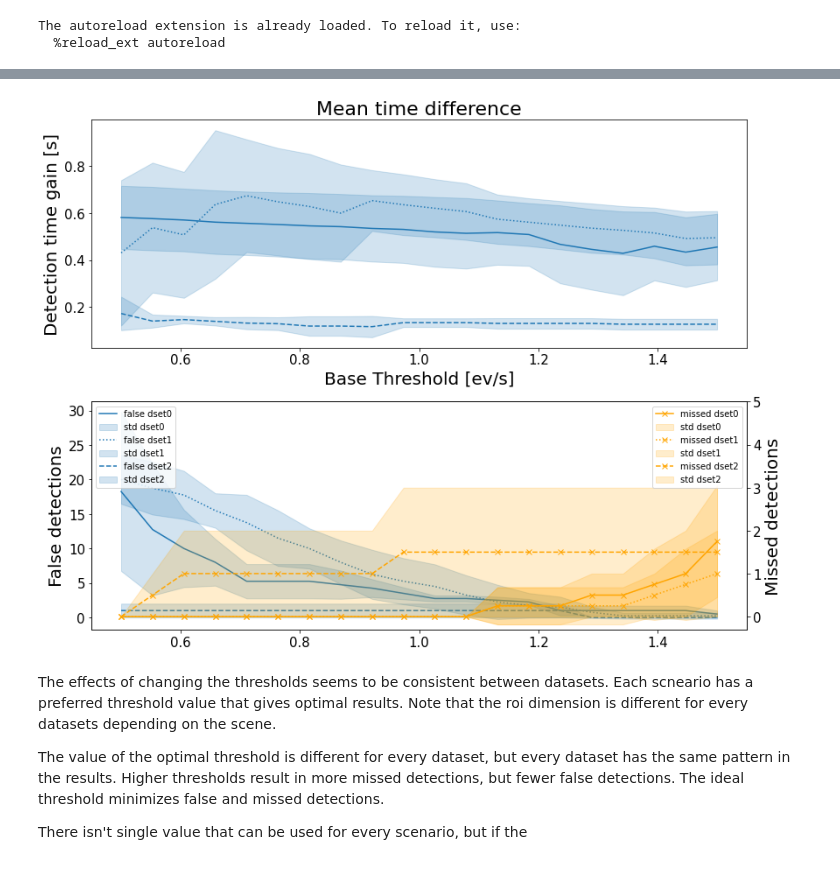
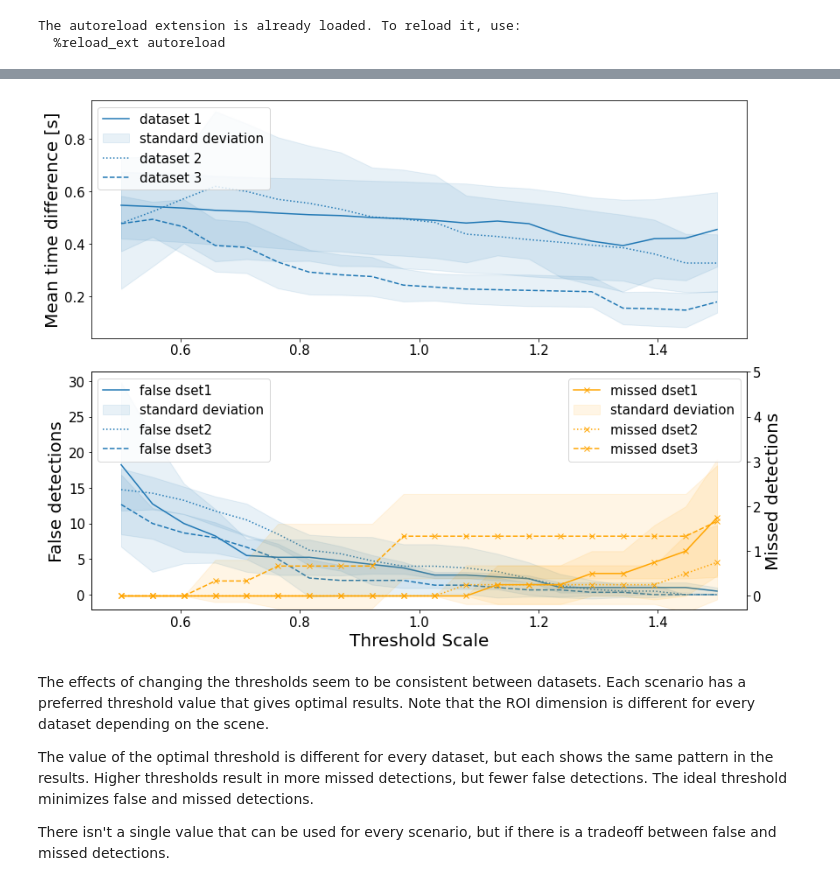
Before and after one commit to event-driven-robotics/EDPR-APRIL, a Jupyter notebook: fault_button/eventrate_test/combined_plots.ipynb, the cells around one changed output, grey strips where cells are left out. Cells and saved outputs as stored; diff of their text form; code cells hidden in the pictures.

Commit message:
fixes to use all datasets

```diff
--- a/fault_button/eventrate_test/combined_plots.ipynb
+++ b/fault_button/eventrate_test/combined_plots.ipynb
@@ -9,6 +9,7 @@ import src.utils as utils
 
 plt.rc('xtick',labelsize=15)
 plt.rc('ytick',labelsize=15)
+
 data_list1 = [
     os.path.join("/home/schiavazza/data/hpe/fault_button/osai/fault_button", "s1_v1"),
     os.path.join("/home/schiavazza/data/hpe/fault_button/osai/fault_button", "s1_v2"),
@@ -22,7 +23,7 @@ data_list2 = [
     os.path.join("/home/schiavazza/data/hpe/fault_button/april_exp/binary/long", "button4")
 ]
 data_list3 = [
-    # f"/home/schiavazza/data/hpe/fault_button/APRIL/exp01/data",
+    f"/home/schiavazza/data/hpe/fault_button/APRIL/exp01/data",
     f"/home/schiavazza/data/hpe/fault_button/APRIL/exp02/data",
     f"/home/schiavazza/data/hpe/fault_button/APRIL/exp03/data",
 ]
@@ -91,5 +102,5 @@ Examining info.log: /home/schiavazza/data/hpe/fault_button/osai/fault_button/s2_
 # %%
-scale = 3.0
+scale = 1.0
 dataset_tres = 0.01
 n = 20
 tmpPlotter = utils.Plotter(data_list2[0])
@@ -148,8 +169,8 @@ Examining info.log: /home/schiavazza/data/hpe/fault_button/april_exp/binary/long
 # %%
-scale = 0.5
+scale = 1.0
 dataset_tres = 0.01
 n = 20
-tmpPlotter = utils.Plotter(data_list3[0])
+tmpPlotter = utils.Plotter(data_list3[-1])
 base_thresh = tmpPlotter.find_threshold(scale)
 base_thresh_ls = base_thresh * thresh_multipliers
 
@@ -211,51 +242,59 @@ u_misseds = [u_missed1, u_missed2, u_missed3]
 std_misseds = [std_missed1, std_missed2, std_missed3]
 style = ["solid", "dotted", "dashed"]
 
 for i in range(3):
     u_diff = u_diffs[i]
     std_diff = std_diffs[i]
     u_false = u_falses[i]
     std_false = std_falses[i]
     u_missed = u_misseds[i]
     std_missed = std_misseds[i]
 
-    axs[0].plot(thresh_multipliers, u_diff, color='#1f77b4', linestyle=style[i])
-    axs[0].fill_between(thresh_multipliers, u_diff-std_diff, u_diff+std_diff, alpha=0.2, color='#1f77b4')
+    axs[0].plot(thresh_multipliers, u_diff, color='#1f77b4', linestyle=style[i], label=f"dataset {i+1}")
+    axs[0].fill_between(thresh_multipliers, u_diff-std_diff, u_diff+std_diff, alpha=0.1, color='#1f77b4', label="standard deviation")
+    handles, labels = axs[0].get_legend_handles_labels()
+    by_label = dict(zip(labels, handles))
+    axs[0].legend(by_label.values(), by_label.keys(), fontsize=15, loc="upper left")
     # axs[0].set_xticks(thresh_multipliers)
 
-    axs[0].set_xlabel("Base Threshold [ev/s]", fontsize=20)
-    axs[0].set_ylabel("Detection time gain [s]", fontsize=20)
-    axs[0].set_title("Mean time difference", fontsize=22);
+    axs[1].set_xlabel("Threshold Scale", fontsize=20)
+    axs[0].set_ylabel("Mean time difference [s]", fontsize=20)
 
-    axs[1].plot(thresh_multipliers, u_false, label=f"false dset{i}", linestyle=style[i], color="#1f77b4")
-    axs[1].fill_between(thresh_multipliers, u_false-std_false, u_false+std_false, alpha=0.2, label=f"std dset{i}", color='#1f77b4')
+    axs[1].plot(thresh_multipliers, u_false, label=f"false dset{i+1}", linestyle=style[i], color="#1f77b4")
+    axs[1].fill_between(thresh_multipliers, u_false-std_false, u_false+std_false, alpha=0.1, label=f"standard deviation", color='#1f77b4')
     axs[1].set_ylabel("False detections", fontsize=20)
 
 
-    axs2.plot(thresh_multipliers, u_missed,marker="x", label=f"missed dset{i}", linestyle=style[i], color="orange")
-    axs2.fill_between(thresh_multipliers, u_missed-std_missed, u_missed+std_missed, alpha=0.2, label=f"std dset{i}", color="orange")
+    axs2.plot(thresh_multipliers, u_missed,marker="x", label=f"missed dset{i+1}", linestyle=style[i], color="orange")
+    axs2.fill_between(thresh_multipliers, u_missed-std_missed, u_missed+std_missed, alpha=0.1, label=f"standard deviation", color="orange")
     axs2.set_ylabel("Missed detections", fontsize=20)
     axs2.set_ylim([-0.1*(3), 5])
     # ax.set_xticks(thresh_multipliers)
     # ax.set_yticks(n_detections)
     # ymax = max(max(u_false + std_false), max(u_missed + std_missed))
     # ax.set_ylim([-0.5, ymax + 0.5])
     # ax.set_xscale('log')
     # ax.set_xlabel("Base Threshold [ev/s]", fontsize=20)
     # # ax.set_ylabel("number of detections", fontsize=20)
     # ax.set_title("Detections", fontsize=22);
-    axs[1].legend(loc="upper left")
-    axs2.legend(loc="upper right")
+    handles, labels = axs[1].get_legend_handles_labels()
+    by_label = dict(zip(labels, handles))
+    axs[1].legend(by_label.values(), by_label.keys(), fontsize=15, loc="upper left")
+    # axs[1].legend(loc="upper left", fontsize=15)
+    handles, labels = axs2.get_legend_handles_labels()
+    by_label = dict(zip(labels, handles))
+    axs2.legend(by_label.values(), by_label.keys(), fontsize=15, loc="upper right")
+
 plt.tight_layout()
 plt.savefig("/home/schiavazza/Pictures/fault_button/stats_thresh.png")
 # %% [output]
-[figure, old version]
+[figure, new version]
 # %% [markdown]
-The effects of changing the thresholds seems to be consistent between datasets. Each scneario has a preferred threshold value that gives optimal results. Note that the roi dimension is different for every datasets depending on the scene.
+The effects of changing the thresholds seem to be consistent between datasets. Each scenario has a preferred threshold value that gives optimal results. Note that the ROI dimension is different for every dataset depending on the scene.
 
-The value of the optimal threshold is different for every dataset, but every dataset has the same pattern in the results. Higher thresholds result in more missed detections, but fewer false detections. The ideal threshold minimizes false and missed detections.
+The value of the optimal threshold is different for every dataset, but each shows the same pattern in the results. Higher thresholds result in more missed detections, but fewer false detections. The ideal threshold minimizes false and missed detections.
 
-There isn't single value that can be used for every scenario, but if the
+There isn't a single value that can be used for every scenario, but if there is a tradeoff between false and missed detections.
 # %%
 scales = np.linspace(50.0, 500, 20)
 dataset_tres = 0.01
```
Also changed, not shown: parts of 14 cells of this notebook, 1 other file.
